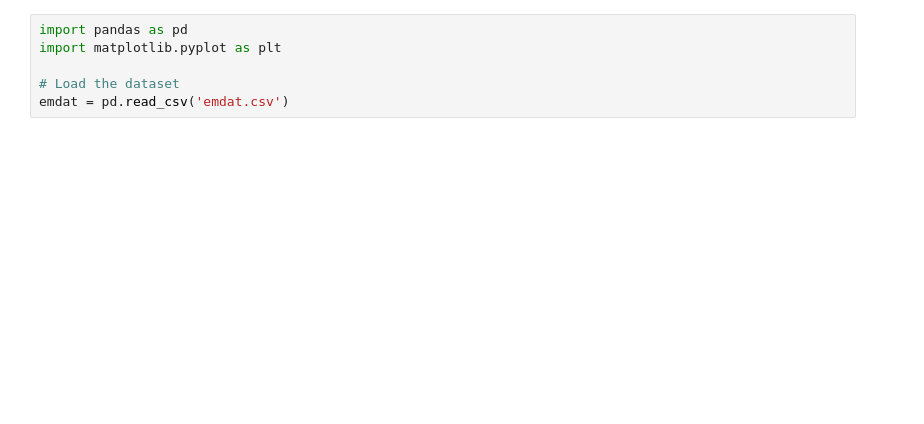
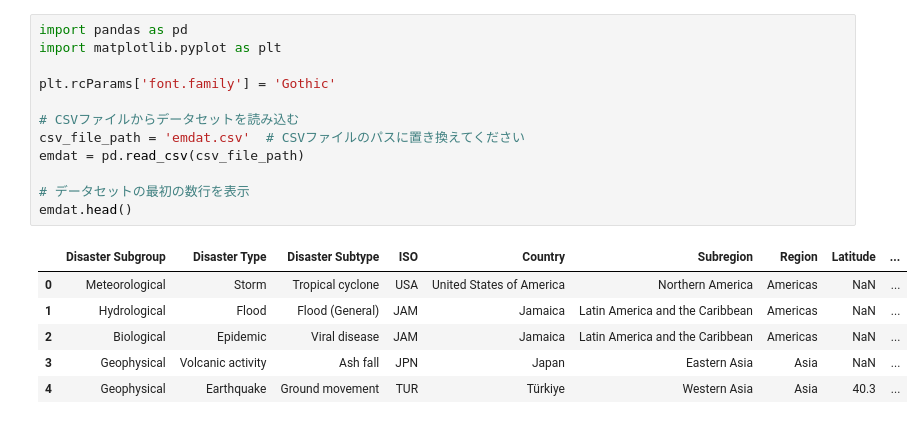
Before and after one commit to a250819a-crypto/me, a Jupyter notebook: week10/disaster_part2.ipynb, the cells around one changed output. Drawn from its saved outputs; the diff is of its cells as text; blank space fills up the shorter version.

```diff
--- a/week10/disaster_part2.ipynb
+++ b/week10/disaster_part2.ipynb
@@ -1,6 +1,19 @@
 # %%
 import pandas as pd
 import matplotlib.pyplot as plt
 
-# Load the dataset
-emdat = pd.read_csv('emdat.csv')
+plt.rcParams['font.family'] = 'Gothic'
+
+# CSVファイルからデータセットを読み込む
+csv_file_path = 'emdat.csv'  # CSVファイルのパスに置き換えてください
+emdat = pd.read_csv(csv_file_path)
+
+# データセットの最初の数行を表示
+emdat.head()
+# %% [output]
+|  | Disaster Subgroup | Disaster Type | Disaster Subtype | ISO | Country | Subregion | Region | Latitude | ... |
+| 0 | Meteorological | Storm | Tropical cyclone | USA | United States of America | Northern America | Americas | NaN | ... |
+| 1 | Hydrological | Flood | Flood (General) | JAM | Jamaica | Latin America and the Caribbean | Americas | NaN | ... |
+| 2 | Biological | Epidemic | Viral disease | JAM | Jamaica | Latin America and the Caribbean | Americas | NaN | ... |
+| 3 | Geophysical | Volcanic activity | Ash fall | JPN | Japan | Eastern Asia | Asia | NaN | ... |
+| 4 | Geophysical | Earthquake | Ground movement | TUR | Türkiye | Western Asia | Asia | 40.3 | ... |
```
Also changed, not shown: parts of 6 cells of this notebook.
